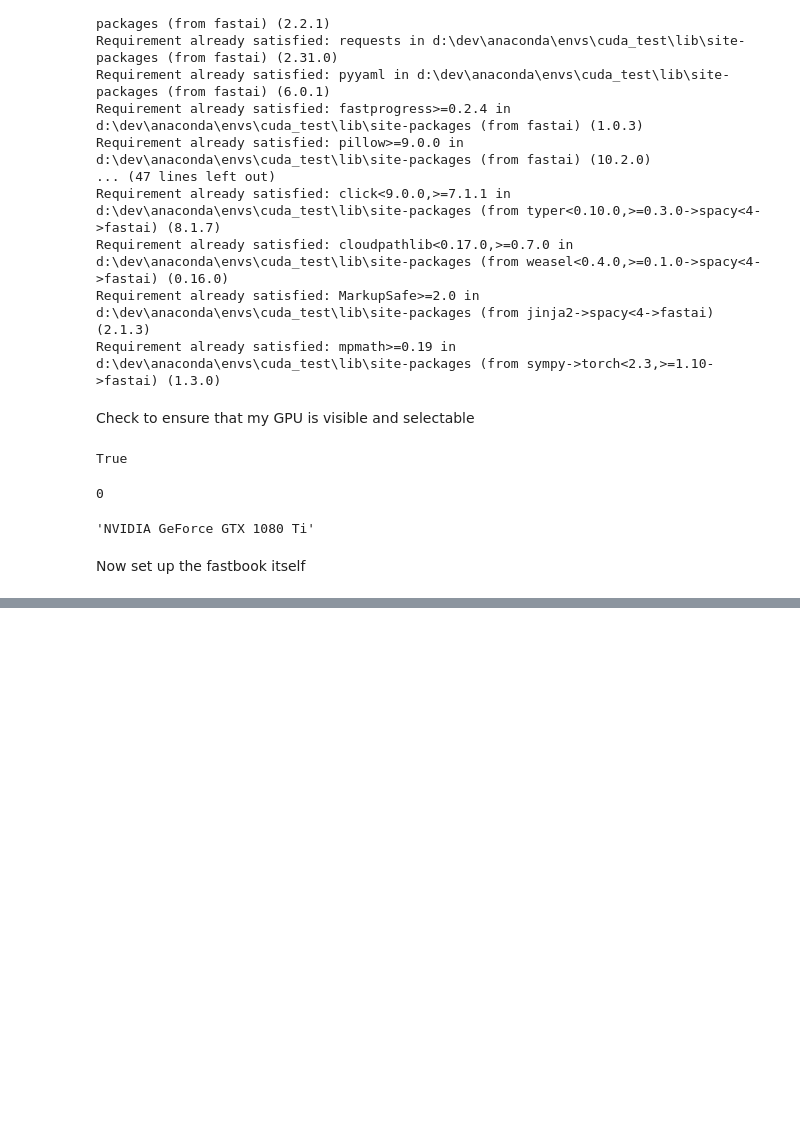
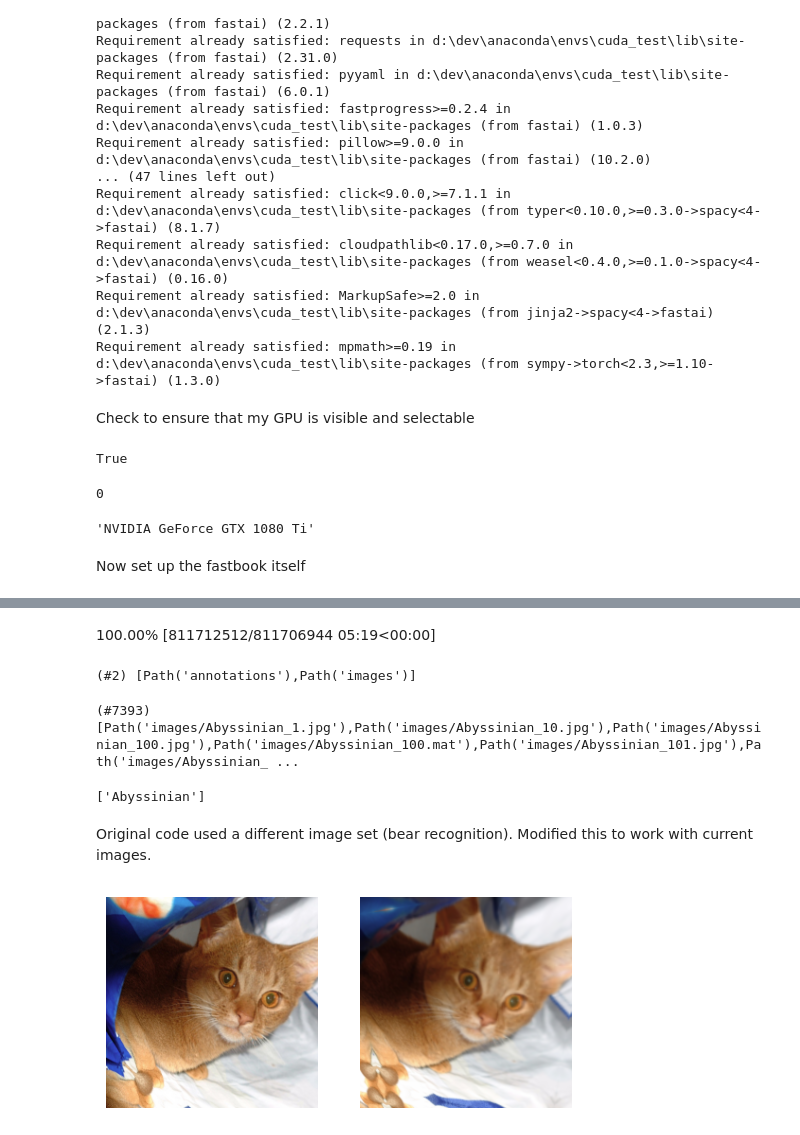
Before and after one commit to flyinacres/GPU-tests, a Jupyter notebook: FastBook05-pets.ipynb, the cells around one changed output, grey strips where cells are left out. Cells and saved outputs as stored; diff of their text form; code cells hidden in the pictures; blank space fills up the shorter version.

```diff
--- a/FastBook05-pets.ipynb
+++ b/FastBook05-pets.ipynb
@@ -50,0 +85,19 @@ Now set up the fastbook itself
+# %%
+path = untar_data(URLs.PETS)
+# %% [output]
+100.00% [811712512/811706944 05:19<00:00]
+# %%
+#hide
+Path.BASE_PATH = path
+path.ls()
+# %% [output]
+(#2) [Path('annotations'),Path('images')]
+# %%
+(path/"images").ls()
+# %% [output]
+(#7393) [Path('images/Abyssinian_1.jpg'),Path('images/Abyssinian_10.jpg'),Path('images/Abyssinian_100.jpg'),Path('images/Abyssinian_100.mat'),Path('images/Abyssinian_101.jpg'),Path('images/Abyssinian_ ...
+# %%
+fname = (path/"images").ls()[0]
+re.findall(r'(.+)_\d+.jpg$', fname.name)
+# %% [output]
+['Abyssinian']
@@ -50,0 +113,29 @@ Now set up the fastbook itself
+# %% [markdown]
+Original code used a different image set (bear recognition).  Modified this to work with current images.
+# %%
+#hide_input
+#id interpolations
+#caption A comparison of fastai's data augmentation strategy (left) and the traditional approach (right).
+dblock1 = DataBlock(blocks=(ImageBlock(), CategoryBlock()),
+                   get_y=parent_label,
+                   item_tfms=Resize(460))
+# Place an image in the 'images/grizzly.jpg' subfolder where this notebook is located before running this
+dls1 = dblock1.dataloaders([(path/'images'/'Abyssinian_100.jpg')]*100, bs=8)
+dls1.train.get_idxs = lambda: Inf.ones
+x,y = dls1.valid.one_batch()
+_,axs = subplots(1, 2)
+
+x1 = TensorImage(x.clone())
+x1 = x1.affine_coord(sz=224)
+x1 = x1.rotate(draw=30, p=1.)
+x1 = x1.zoom(draw=1.2, p=1.)
+x1 = x1.warp(draw_x=-0.2, draw_y=0.2, p=1.)
+
+tfms = setup_aug_tfms([Rotate(draw=30, p=1, size=224), Zoom(draw=1.2, p=1., size=224),
+                       Warp(draw_x=-0.2, draw_y=0.2, p=1., size=224)])
+x = Pipeline(tfms)(x)
+#x.affine_coord(coord_tfm=coord_tfm, sz=size, mode=mode, pad_mode=pad_mode)
+TensorImage(x[0]).show(ctx=axs[0])
+TensorImage(x1[0]).show(ctx=axs[1]);
+# %% [output]
+[figure, added]
```
Also changed, not shown: parts of 26 cells of this notebook.
